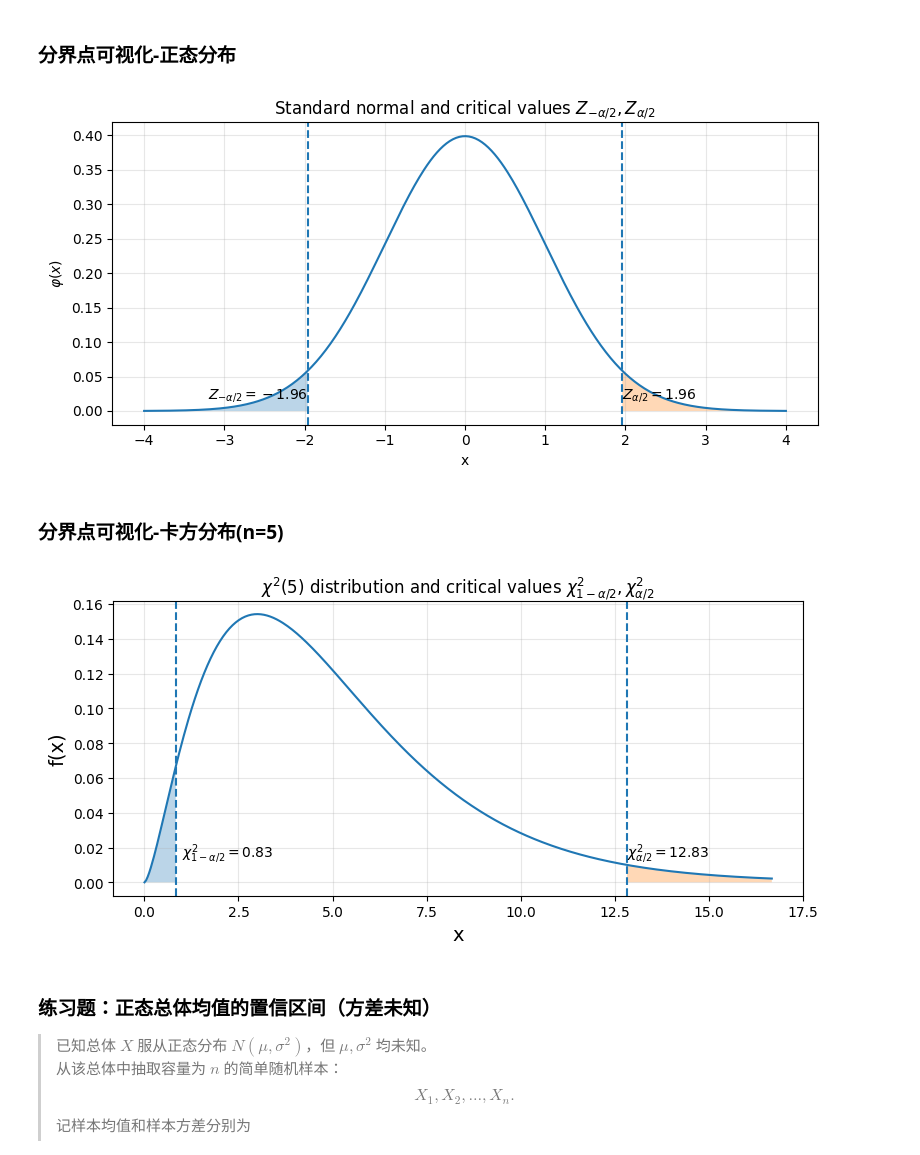
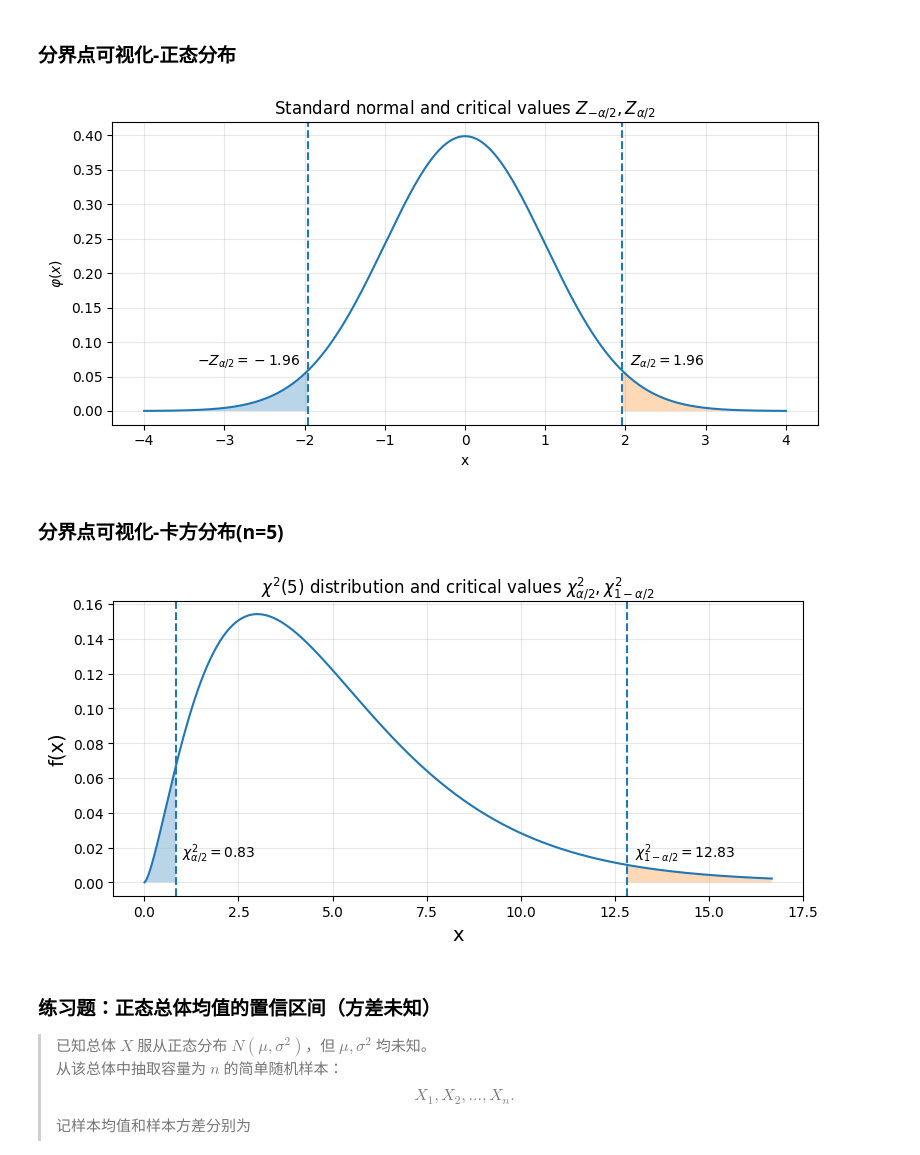
Before and after one commit to HighdenJ/learning-notes, a Jupyter notebook: Math/Probability_Lianbs/28_区间估计的思维过程.ipynb, the cells around one changed output. Drawn from its saved outputs; the diff is of its cells as text; code cells hidden in the pictures.

```diff
--- a/Math/Probability_Lianbs/28_区间估计的思维过程.ipynb
+++ b/Math/Probability_Lianbs/28_区间估计的思维过程.ipynb
@@ -127,7 +127,7 @@ $$
 # %% [markdown]
 ### 分界点可视化-正态分布
 # %%
-# Standard normal: visualize Z_{-α/2}, Z_{α/2}
+# Standard normal: visualize -Z_{α/2}, Z_{α/2}
 
 import numpy as np
 import matplotlib.pyplot as plt
@@ -136,38 +136,38 @@ from scipy.stats import norm
 alpha = 0.05
 
 # left and right critical values
-z_left = norm.ppf(alpha / 2)         # Z_{-α/2}
+z_left = norm.ppf(alpha / 2)         # Z_{α/2}
 z_right = norm.ppf(1 - alpha / 2)    # Z_{α/2}
 
 x = np.linspace(-4, 4, 400)
 y = norm.pdf(x)
 
 plt.figure(figsize=(8, 4))
 plt.plot(x, y)
 
 # left tail
 x_left = np.linspace(-4, z_left, 200)
 plt.fill_between(x_left, norm.pdf(x_left), alpha=0.3)
 
 # right tail
 x_right = np.linspace(z_right, 4, 200)
 plt.fill_between(x_right, norm.pdf(x_right), alpha=0.3)
 
 plt.axvline(z_left, linestyle='--')
 plt.axvline(z_right, linestyle='--')
 
 plt.title(r'Standard normal and critical values $Z_{-\alpha/2}, Z_{\alpha/2}$')
 plt.xlabel('x')
 plt.ylabel(r'$\varphi(x)$')
 
-plt.text(z_left, 0.01, rf'$Z_{{-\alpha/2}}={z_left:.2f}$', ha='right', va='bottom')
-plt.text(z_right, 0.01, rf'$Z_{{\alpha/2}}={z_right:.2f}$', ha='left', va='bottom')
+plt.text(z_left-0.1, 0.06, rf'$-Z_{{\alpha/2}}={z_left:.2f}$', ha='right', va='bottom')
+plt.text(z_right+0.1, 0.06, rf'$Z_{{\alpha/2}}={z_right:.2f}$', ha='left', va='bottom')
 
 plt.grid(alpha=0.3)
 plt.tight_layout()
 plt.show()
 # %% [output]
-[figure, old version]
+[figure, new version]
 # %% [markdown]
 ### 分界点可视化-卡方分布(n=5)
 # %%
@@ -199,18 +199,18 @@ plt.fill_between(x_right, chi2.pdf(x_right, df), alpha=0.3)
 plt.axvline(chi2_left, linestyle='--')
 plt.axvline(chi2_right, linestyle='--')
 
-plt.title(r'$\chi^2({%d})$ distribution and critical values $\chi^2_{1-\alpha/2}, \chi^2_{\alpha/2}$' % df)
+plt.title(r'$\chi^2({%d})$ distribution and critical values $\chi^2_{\alpha/2}, \chi^2_{1-\alpha/2}$' % df)
 plt.xlabel('x', fontsize=14)
 plt.ylabel('f(x)', fontsize=14)
 
-plt.text(chi2_left+2.6, 0.01,  rf'$\chi^2_{{1-\alpha/2}}={chi2_left:.2f}$',  ha='right', va='bottom')
-plt.text(chi2_right, 0.01, rf'$\chi^2_{{\alpha/2}}={chi2_right:.2f}$',   ha='left',  va='bottom')
+plt.text(chi2_left+2.1, 0.01,  rf'$\chi^2_{{\alpha/2}}={chi2_left:.2f}$',  ha='right', va='bottom')
+plt.text(chi2_right+0.2, 0.01, rf'$\chi^2_{{1-\alpha/2}}={chi2_right:.2f}$',   ha='left',  va='bottom')
 
 plt.grid(alpha=0.3)
 plt.tight_layout()
 plt.show()
 # %% [output]
-[figure, old version]
+[figure, new version]
 # %% [markdown]
 ### 练习题：正态总体均值的置信区间（方差未知）
 
```
